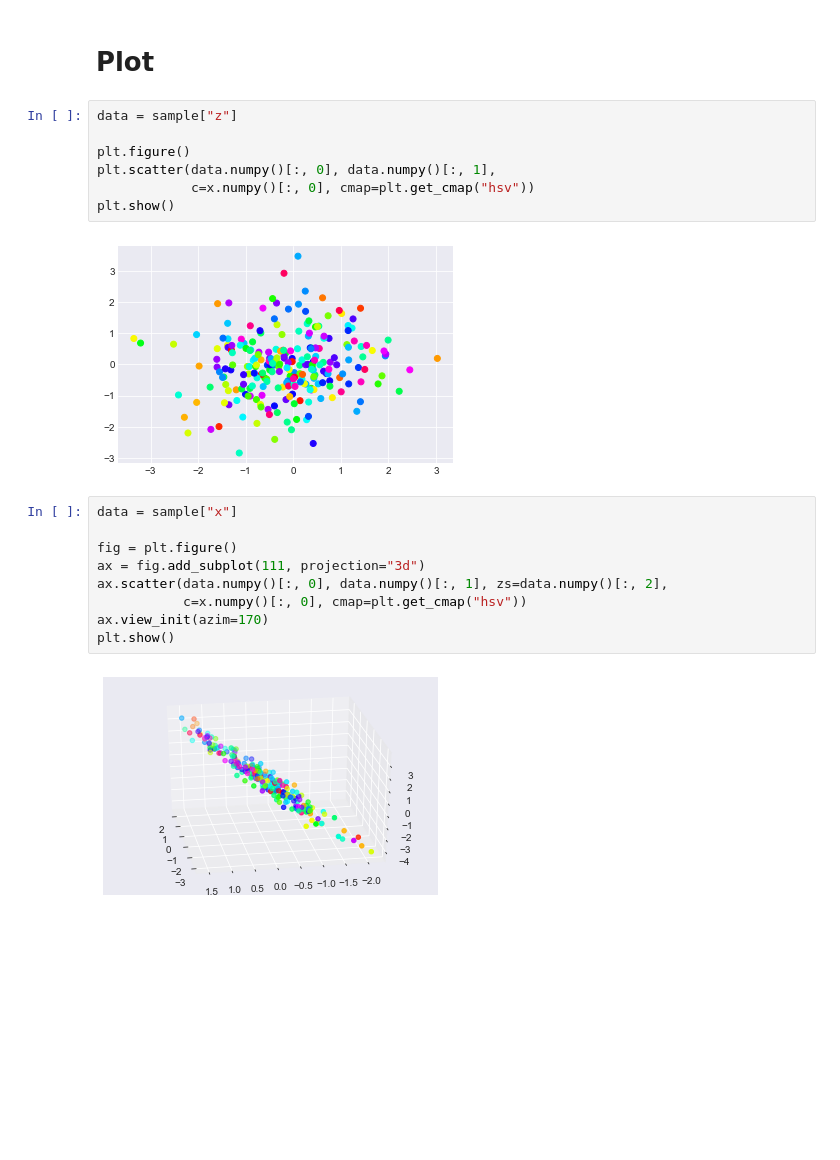
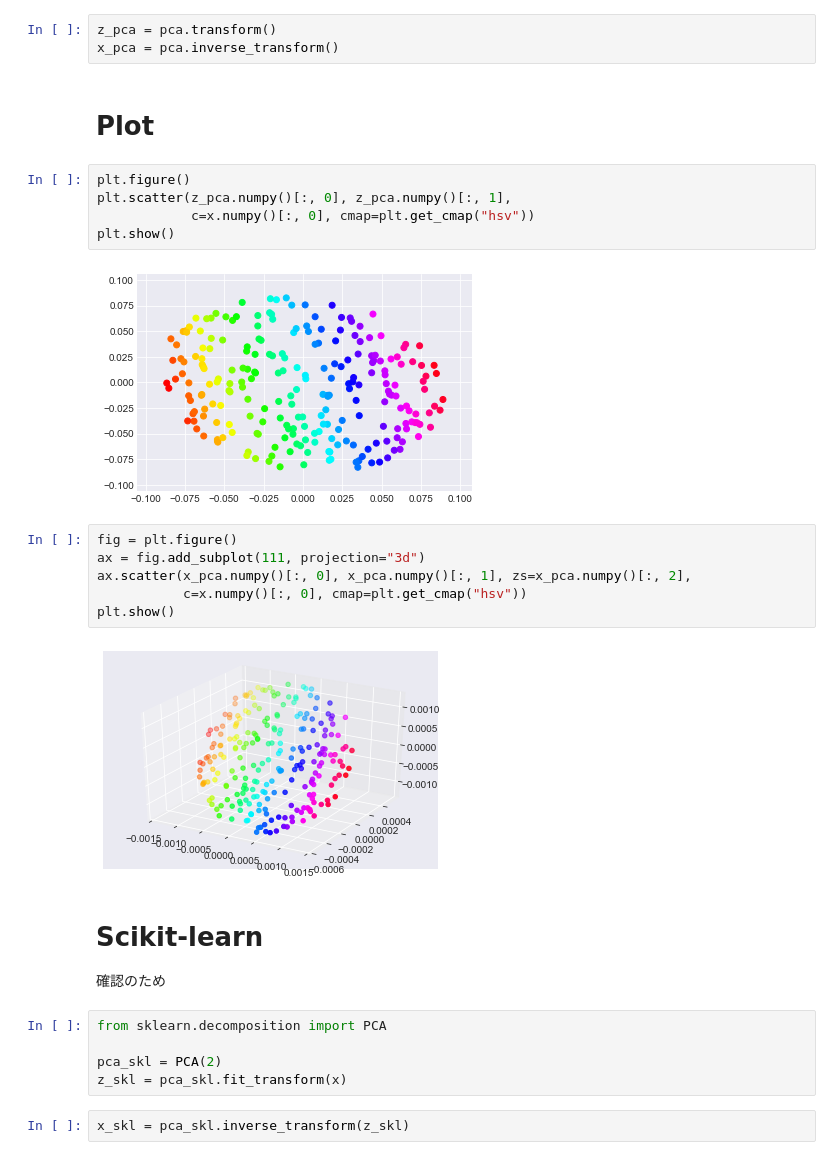
Before and after one commit to rnagumo/vae_exmple, a Jupyter notebook: notes/pca.ipynb, the cells around one changed output. Saved outputs shown, nothing was run; the diff lists cells and outputs as text; blank space fills up the shorter version.

```diff
--- a/notes/pca.ipynb
+++ b/notes/pca.ipynb
@@ -73,22 +85,31 @@ sample = pca.sample({"x": x})
+# %%
+z_pca = pca.transform()
+x_pca = pca.inverse_transform()
 # %% [markdown]
 # Plot
 # %%
-data = sample["z"]
-
 plt.figure()
-plt.scatter(data.numpy()[:, 0], data.numpy()[:, 1],
+plt.scatter(z_pca.numpy()[:, 0], z_pca.numpy()[:, 1],
             c=x.numpy()[:, 0], cmap=plt.get_cmap("hsv"))
 plt.show()
 # %% [output]
-[figure, old version]
+[figure, new version]
 # %%
-data = sample["x"]
-
 fig = plt.figure()
 ax = fig.add_subplot(111, projection="3d")
-ax.scatter(data.numpy()[:, 0], data.numpy()[:, 1], zs=data.numpy()[:, 2],
+ax.scatter(x_pca.numpy()[:, 0], x_pca.numpy()[:, 1], zs=x_pca.numpy()[:, 2],
            c=x.numpy()[:, 0], cmap=plt.get_cmap("hsv"))
-ax.view_init(azim=170)
 plt.show()
 # %% [output]
-[figure, old version]
+[figure, new version]
+# %% [markdown]
+# Scikit-learn
+
+確認のため
+# %%
+from sklearn.decomposition import PCA
+
+pca_skl = PCA(2)
+z_skl = pca_skl.fit_transform(x)
+# %%
+x_skl = pca_skl.inverse_transform(z_skl)
```
Also changed, not shown: parts of 9 cells of this notebook, 2 other files.
